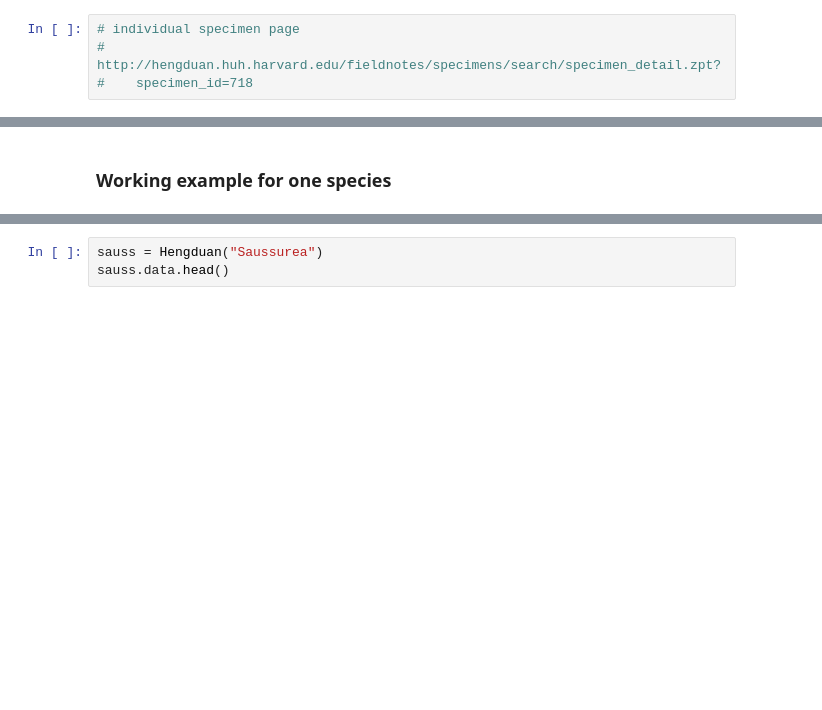
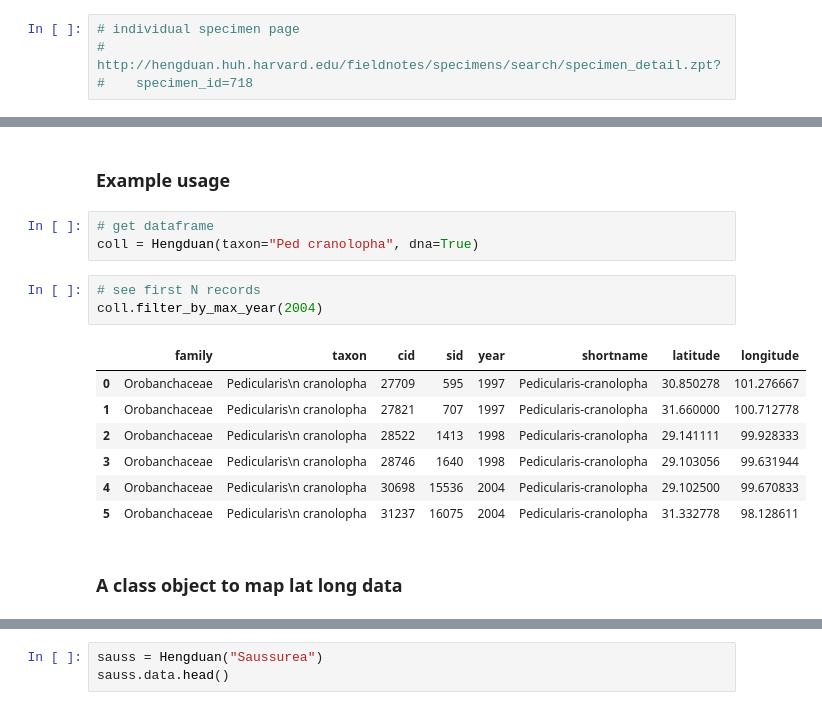
Before and after one commit to eaton-lab/History-migration, a Jupyter notebook: notebooks/nb1-search-Hengduan-database.ipynb, the cells around one changed output, grey strips where cells are left out. Drawn from its saved outputs; the diff is of its cells as text; blank space fills up the shorter version.

Commit message:
example nb with funcs for searching and mapping

```diff
--- a/notebooks/nb1-search-Hengduan-database.ipynb
+++ b/notebooks/nb1-search-Hengduan-database.ipynb
@@ -141,2 +160,18 @@ class Hengduan:
-# %% [markdown]
-### Working example for one species
+# %% [markdown]
+### Example usage
+# %%
+# get dataframe
+coll = Hengduan(taxon="Ped cranolopha", dna=True)
+# %%
+# see first N records
+coll.filter_by_max_year(2004)
+# %% [output]
+|  | family | taxon | cid | sid | year | shortname | latitude | longitude |
+| 0 | Orobanchaceae | Pedicularis\n cranolopha | 27709 | 595 | 1997 | Pedicularis-cranolopha | 30.850278 | 101.276667 |
+| 1 | Orobanchaceae | Pedicularis\n cranolopha | 27821 | 707 | 1997 | Pedicularis-cranolopha | 31.660000 | 100.712778 |
+| 2 | Orobanchaceae | Pedicularis\n cranolopha | 28522 | 1413 | 1998 | Pedicularis-cranolopha | 29.141111 | 99.928333 |
+| 3 | Orobanchaceae | Pedicularis\n cranolopha | 28746 | 1640 | 1998 | Pedicularis-cranolopha | 29.103056 | 99.631944 |
+| 4 | Orobanchaceae | Pedicularis\n cranolopha | 30698 | 15536 | 2004 | Pedicularis-cranolopha | 29.102500 | 99.670833 |
+| 5 | Orobanchaceae | Pedicularis\n cranolopha | 31237 | 16075 | 2004 | Pedicularis-cranolopha | 31.332778 | 98.128611 |
+# %% [markdown]
+### A class object to map lat long data
```
Also changed, not shown: parts of 23 cells of this notebook.
